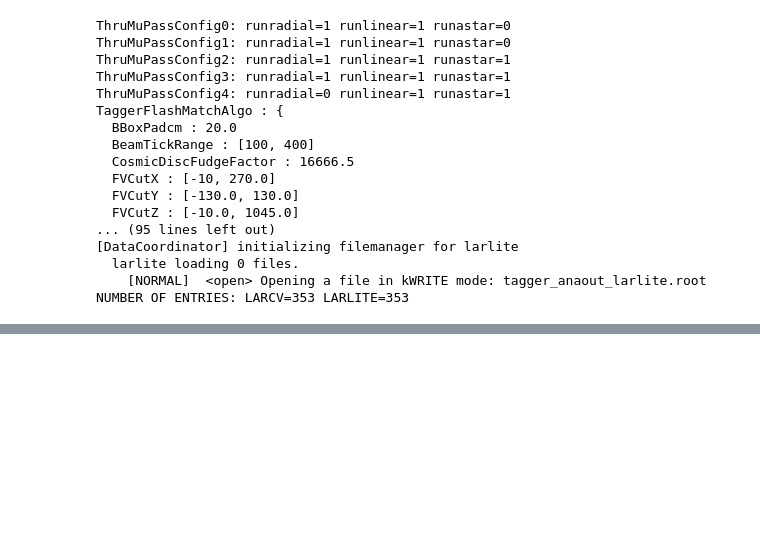
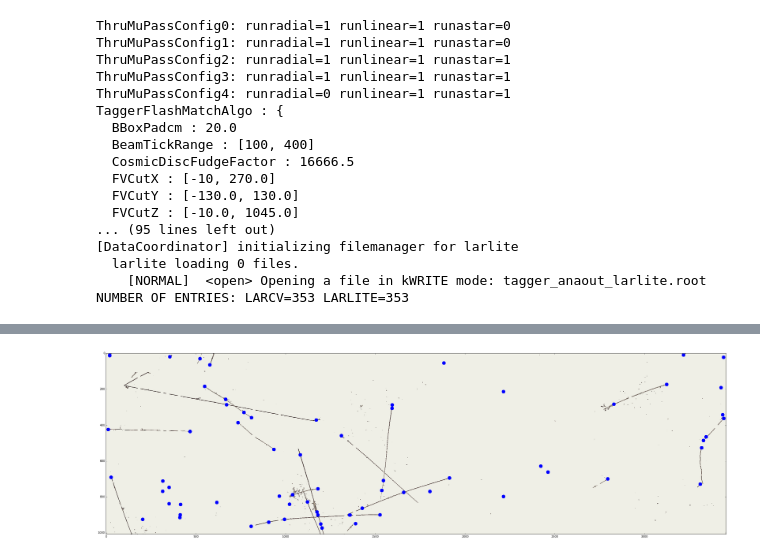
Before and after one commit to LArbys/larlitecv, a Jupyter notebook: app/TaggerNotebook/RunCosmicTagger.ipynb, the cells around one changed output, grey strips where cells are left out. Saved outputs shown, nothing was run; the diff lists cells and outputs as text; code cells hidden in the pictures; blank space fills up the shorter version.

```diff
--- a/app/TaggerNotebook/RunCosmicTagger.ipynb
+++ b/app/TaggerNotebook/RunCosmicTagger.ipynb
@@ -34,0 +77,21 @@ tagger.printState()
+# %%
+# End points
+inputdata = tagger.getInputData()
+thrumudata = tagger.getThruMuData()
+minpix = 10.0
+maxpix = 500.0
+for p in range(inputdata.img_v.size()):
+    if p not in [2]:
+        continue
+
+    # mark end points
+    print "Side-tagger End points: ",thrumudata.side_spacepoint_v.size()
+    for ipt in range(thrumudata.side_spacepoint_v.size()):
+        sp = thrumudata.side_spacepoint_v.at(ipt)
+        print (sp.at(2).col, sp.at(2).row)
+        img_cv = cv2.circle( img_cv, (sp.at(2).col, sp.at(2).row), 10, (0,0,255), -1 )
+
+    plt.figure(figsize=(40,40))
+    plt.imshow( img_cv )
+# %% [output]
+[figure, added]
```
Also changed, not shown: parts of 7 cells of this notebook, 3 other files.
